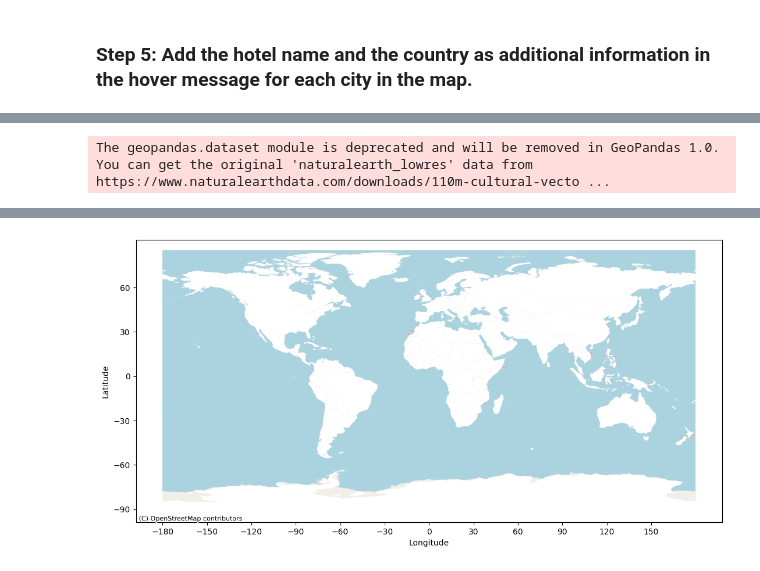
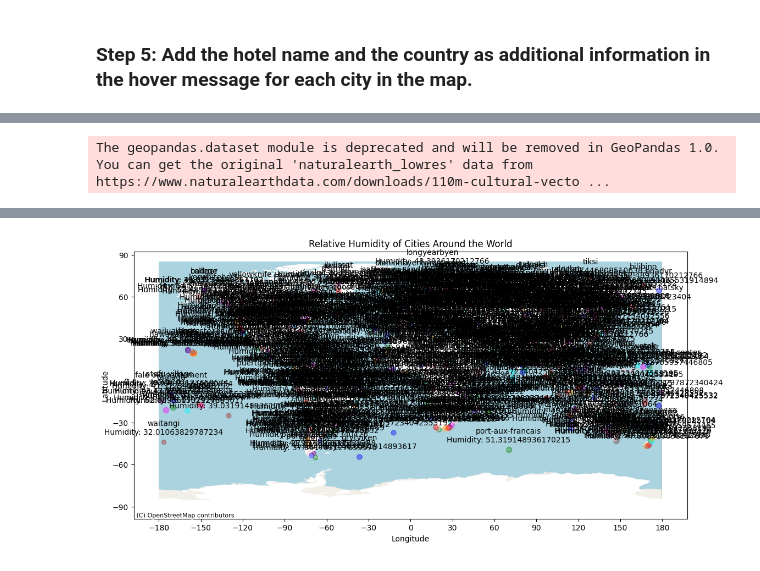
Before and after one commit to JNorthData/Weather_API, a Jupyter notebook: VacationAPI.ipynb, the cells around one changed output, grey strips where cells are left out. Cells and saved outputs as stored; diff of their text form; code cells hidden in the pictures.

```diff
--- a/VacationAPI.ipynb
+++ b/VacationAPI.ipynb
@@ -247,8 +380,8 @@ show(p)
 import geopandas as gpd
 import contextily as ctx
 import matplotlib.pyplot as plt
-import plotly.express as px
-from bokeh.plotting import output_notebook
+import pandas as pd
+import numpy as np
 
 # Load world map data from GeoPandas
 world = gpd.read_file(gpd.datasets.get_path('naturalearth_lowres'))
@@ -261,20 +394,28 @@ world.boundary.plot(ax=ax, linewidth=0)
 world.plot(ax=ax, color='white', linewidth=0.0)
 
 # Add latitude and longitude tickers to the axes
-ax.set_xticks(range(-180, 180, 30))
-ax.set_yticks(range(-90, 90, 30))
+ax.set_xticks(range(-180, 181, 30))
+ax.set_yticks(range(-90, 91, 30))
 ax.set_xlabel('Longitude')
 ax.set_ylabel('Latitude')
+ax.set_title('Relative Humidity of Cities Around the World')
 
 # Add background from OpenStreetMap using contextily
 ctx.add_basemap(ax, crs=world.crs.to_string(), source=ctx.providers.OpenStreetMap.Mapnik)
 
+# Normalize humidity values for dot size
+# ... (your normalization code here)
 
-# Create a scatter plot using Plotly
-fig = px.scatter(hotel_df, x='Lng', y='Lat', hover_name='City')
+# Define a list of colors for each city (you can customize this list)
+city_colors = ['blue', 'green', 'red', 'purple', 'orange', 'brown', 'pink', 'gray', 'cyan', 'magenta']
+
+# Plot the city data as scatter points with different colors for each city
+for idx, row in city_data_df.iterrows():
+    color = city_colors[idx % len(city_colors)]  # Cycle through the colors list
+    scatter = ax.scatter(row['Lng'], row['Lat'], s=row['Humidity'], c=color, label=row['City'], alpha=.4)
+    ax.annotate(f"{row['City']}\nHumidity: {row['Humidity']}", (row['Lng'], row['Lat']), textcoords="offset points", xytext=(0,10), ha='center')
 
 # Display the plot
-output_notebook()
-fig.show()
+plt.show()
 # %% [output]
 The geopandas.dataset module is deprecated and will be removed in GeoPandas 1.0. You can get the original 'naturalearth_lowres' data from https://www.naturalearthdata.com/downloads/110m-cultural-vecto ...
@@ -283 +422 @@ The geopandas.dataset module is deprecated and will be removed in GeoPandas 1.0.
-[figure, old version]
+[figure, new version]
```
Also changed, not shown: parts of 8 cells of this notebook, 3 other files.
